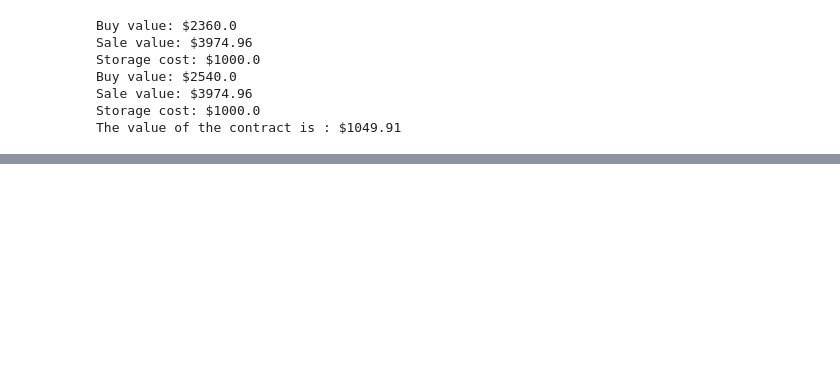
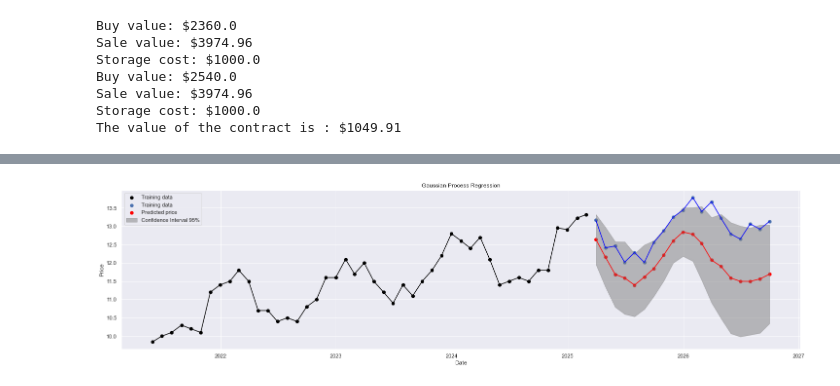
Before and after one commit to arjundoshi221/JPMC_Quant_Research, a Jupyter notebook: task2/code/pricing.ipynb, the cells around one changed output, grey strips where cells are left out. Drawn from its saved outputs; the diff is of its cells as text; code cells hidden in the pictures; blank space fills up the shorter version.

```diff
--- a/task2/code/pricing.ipynb
+++ b/task2/code/pricing.ipynb
@@ -146,0 +246,34 @@ The value of the contract is : $1049.91
+# %%
+X_train = data_train.drop('price', axis =1)
+X_test = data_test.drop('price', axis =1)
+y_train=data_train['price']
+y_test = data_train['price']
+# %%
+kernel = C(1.0, (1e-1, 1e3)) * RBF(10.0, (1e-3, 1e3))
+
+model = gp(kernel=kernel, n_restarts_optimizer=10, alpha=0.1, normalize_y=True)
+# %%
+model.fit(X_train, y_train)
+params = model.kernel_.get_params()
+# %%
+y_pred, sigma = model.predict(X_test, return_std=True)
+# %%
+# Plot the results
+plt.figure(figsize=(25, 6))
+plt.scatter(data_train.index,data_train['price'] , c='black', s=40, label='Training data', marker='o')
+plt.plot(data_train.index,data_train['price'], color='black')
+
+plt.scatter(data_test.index,data_test['price'] , c='b', s=40, label='Training data', marker='o')
+plt.plot(data_test.index,data_test['price'], color='blue')
+
+plt.scatter(data_test.index, y_pred, color='red', s=40, label='Predicted price', marker='o')
+plt.plot(data_test.index, y_pred, color='red')
+
+plt.fill_between(data_test.index, y_pred - 2 * sigma, y_pred + 2 * sigma, color='grey', alpha=0.5, label = 'Confidence Interval 95%')
+plt.xlabel('Date')
+plt.ylabel('Price')
+plt.title('Gaussian Process Regression')
+plt.legend()
+plt.show()
+# %% [output]
+[figure, added]
```
Also changed, not shown: parts of 8 cells of this notebook, 1 other file.
